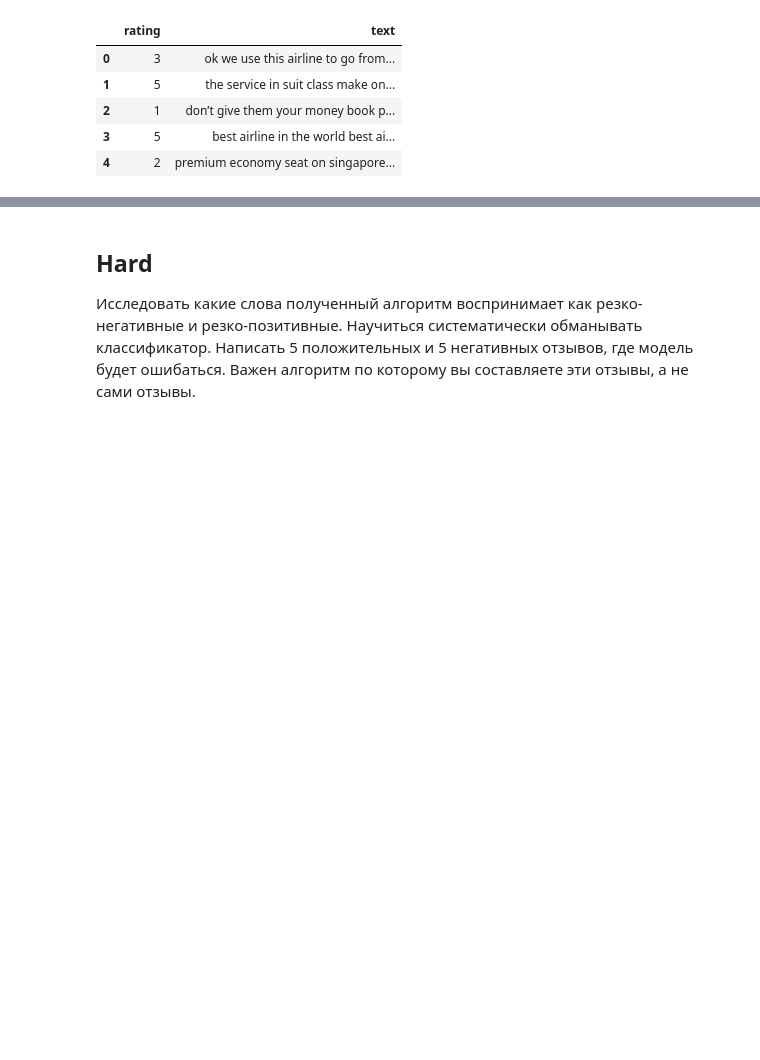
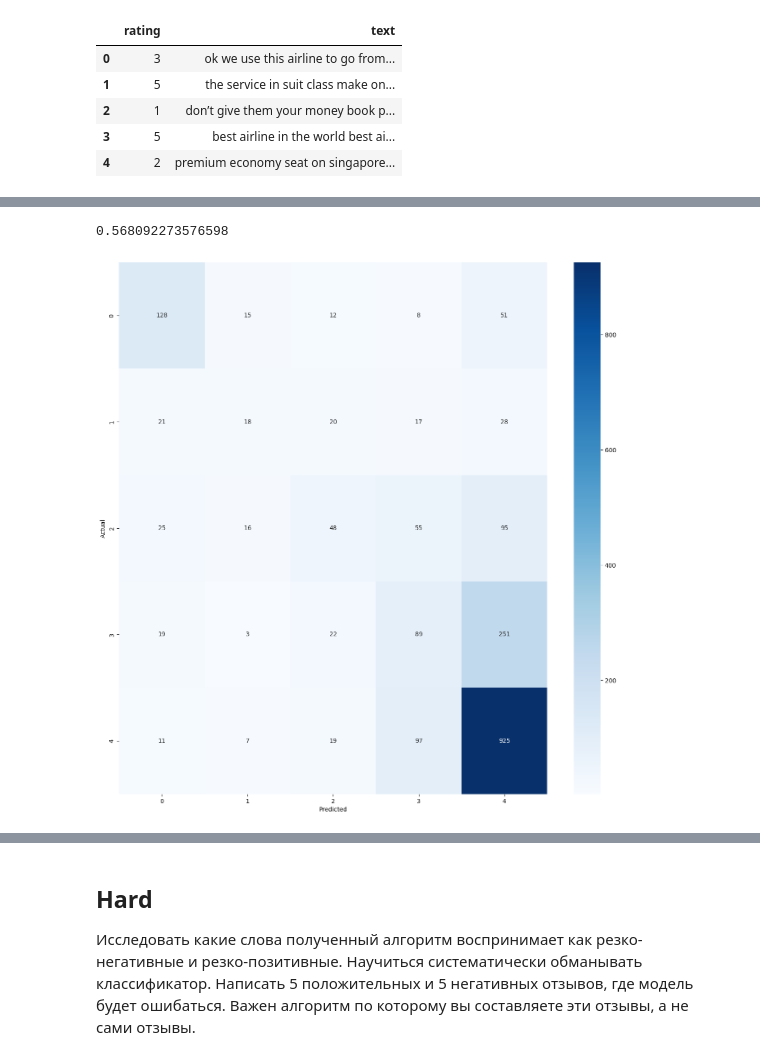
Before and after one commit to setday/HSE_ML_HW2024, a Jupyter notebook: notebooks/06-homework.ipynb, the cells around one changed output, grey strips where cells are left out. Drawn from its saved outputs; the diff is of its cells as text; code cells hidden in the pictures; blank space fills up the shorter version.

```diff
--- a/notebooks/06-homework.ipynb
+++ b/notebooks/06-homework.ipynb
@@ -196,0 +223,8 @@ pipeline.fit(x_train, y_train)
+# %%
+model_knn = KNeighborsClassifier(n_neighbors=6)
+model_knn.fit(x_train, y_train)
+
+show_accuracy(y_test, model_knn.predict(x_test.reshape(x_test.shape[0], -1)))
+# %% [output]
+0.568092273576598
+[figure, added]
```
Also changed, not shown: parts of 15 cells of this notebook.
